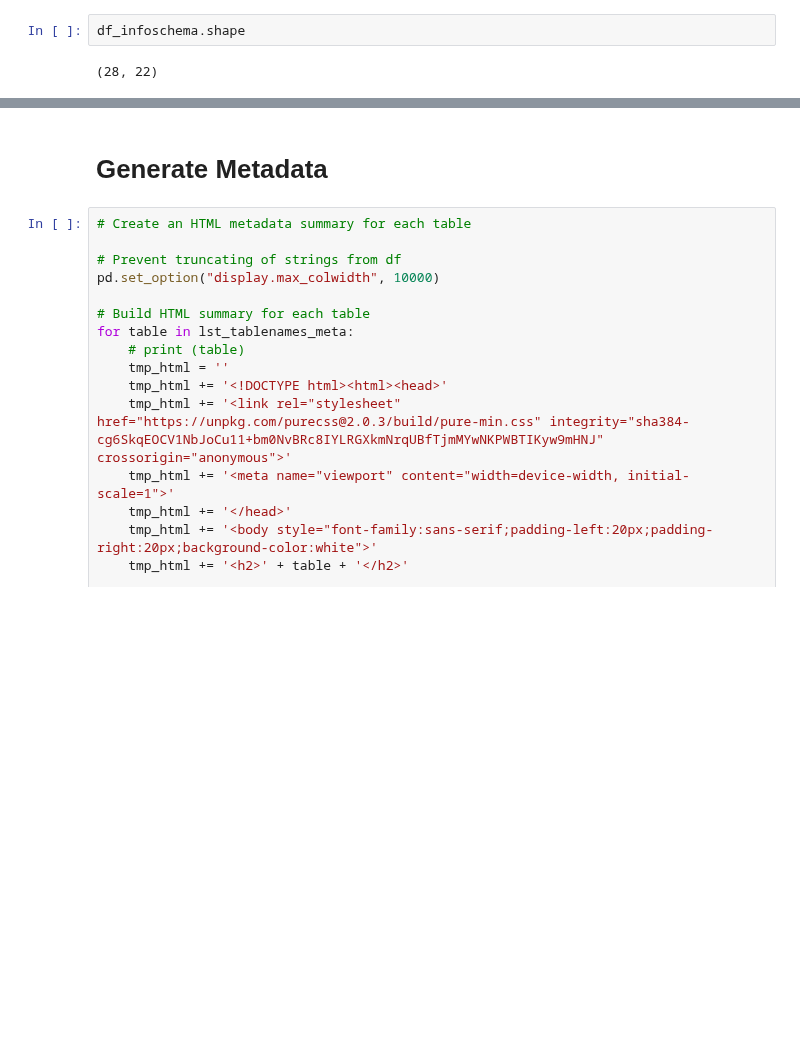
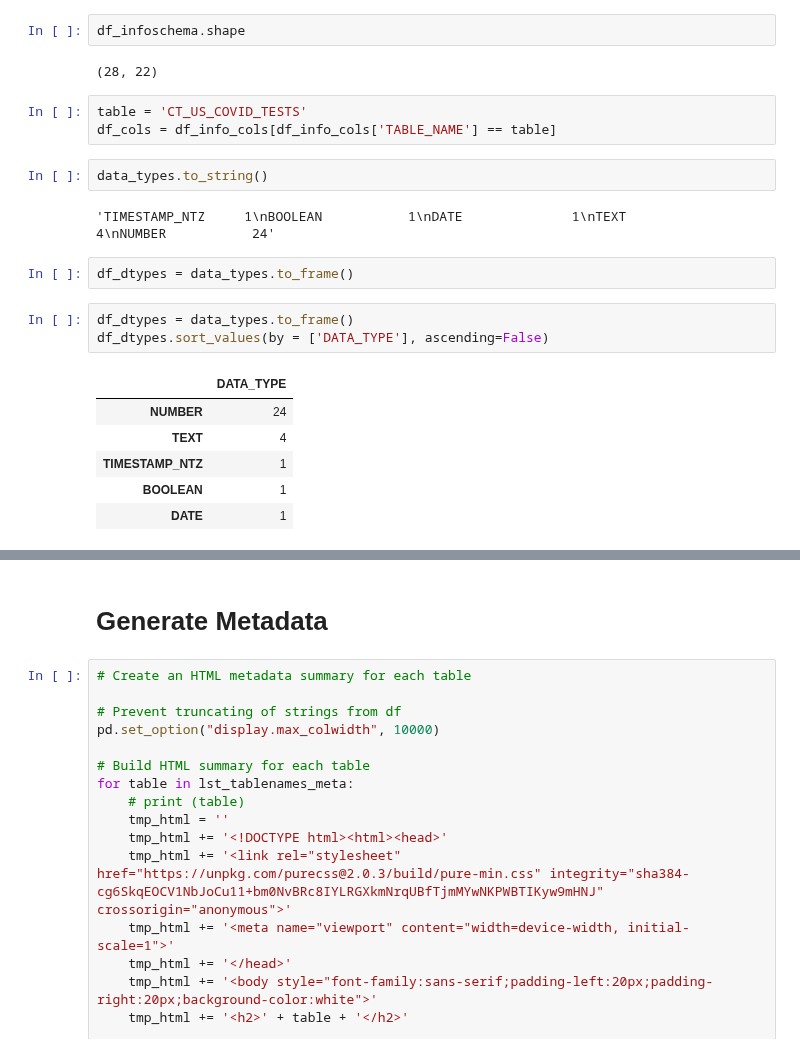
Before and after one commit to joseph-true/covid19-data-catalog, a Jupyter notebook: COVID19-metadata_2_html.ipynb, the cells around one changed output, grey strips where cells are left out. Saved outputs shown, nothing was run; the diff lists cells and outputs as text; blank space fills up the shorter version.

```diff
--- a/COVID19-metadata_2_html.ipynb
+++ b/COVID19-metadata_2_html.ipynb
@@ -181,3 +202,22 @@ str(table_toc)
 df_infoschema.shape
 # %% [output]
 (28, 22)
+# %%
+table = 'CT_US_COVID_TESTS'
+df_cols = df_info_cols[df_info_cols['TABLE_NAME'] == table]
+# %%
+data_types.to_string()
+# %% [output]
+'TIMESTAMP_NTZ     1\nBOOLEAN           1\nDATE              1\nTEXT              4\nNUMBER           24'
+# %%
+df_dtypes = data_types.to_frame()
+# %%
+df_dtypes = data_types.to_frame()
+df_dtypes.sort_values(by = ['DATA_TYPE'], ascending=False)
+# %% [output]
+|  | DATA_TYPE |
+| NUMBER | 24 |
+| TEXT | 4 |
+| TIMESTAMP_NTZ | 1 |
+| BOOLEAN | 1 |
+| DATE | 1 |
```
Also changed, not shown: parts of 5 cells of this notebook, 29 other files.
